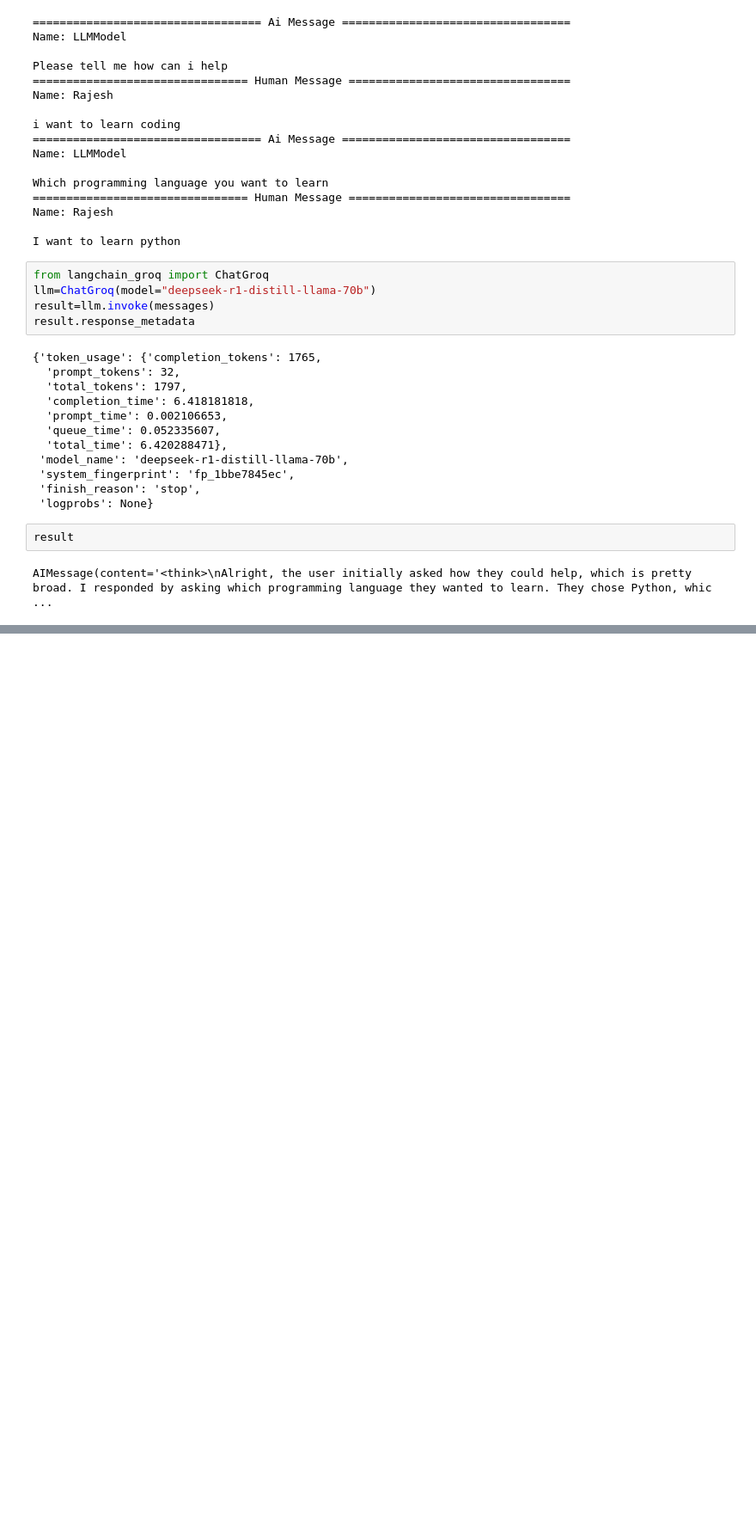
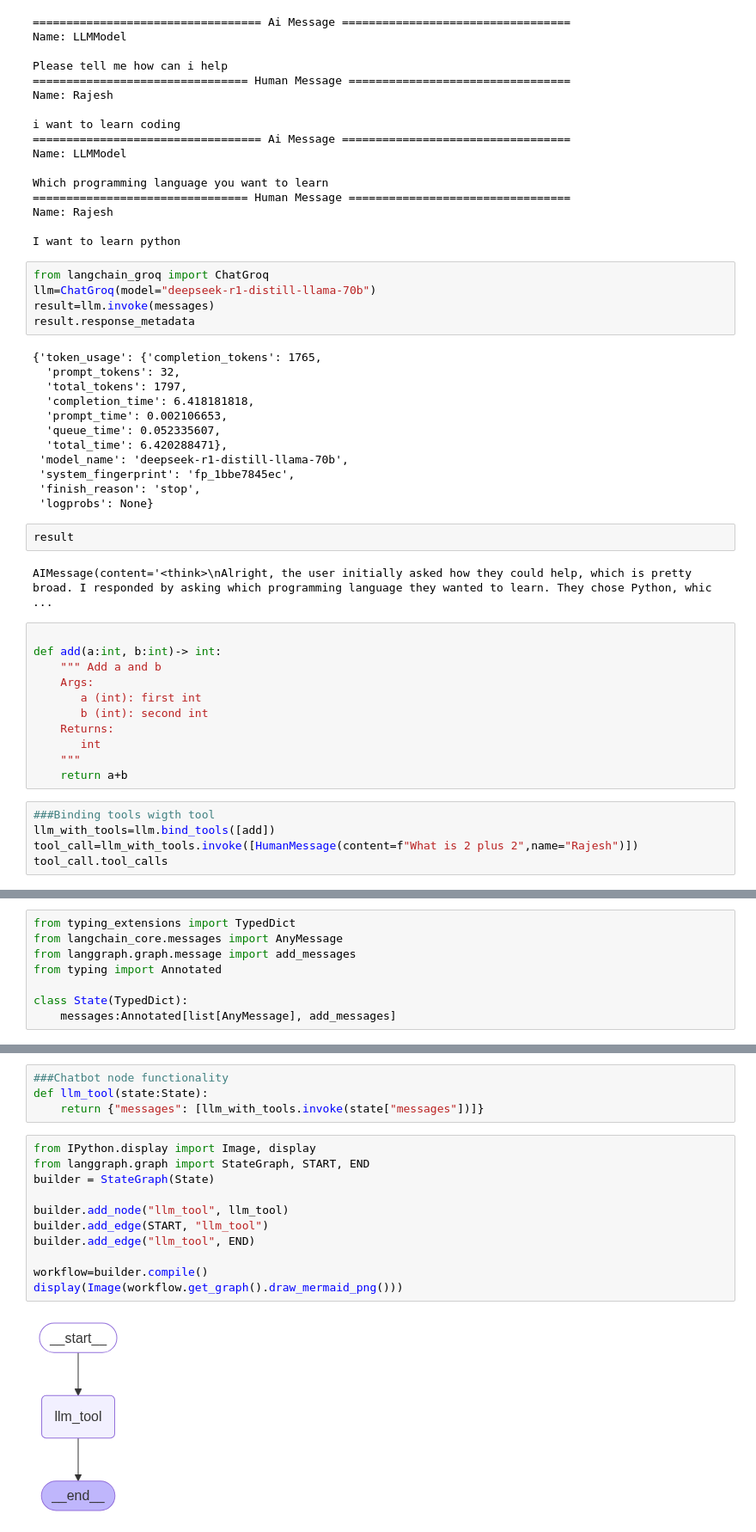
Before and after one commit to Rajesh6601/ai, a Jupyter notebook: message-chaining.ipynb, the cells around one changed output, grey strips where cells are left out. Shown at 86% size. Drawn from its saved outputs; the diff is of its cells as text; blank space fills up the shorter version.

Commit message:
Added llm tool call

```diff
--- a/message-chaining.ipynb
+++ b/message-chaining.ipynb
@@ -52,3 +52,19 @@ result.response_metadata
 result
 # %% [output]
 AIMessage(content='<think>\nAlright, the user initially asked how they could help, which is pretty broad. I responded by asking which programming language they wanted to learn. They chose Python, whic ...
+# %%
+
+def add(a:int, b:int)-> int:
+    """ Add a and b
+    Args:
+       a (int): first int
+       b (int): second int
+    Returns:
+       int
+    """
+    return a+b
+# %%
+###Binding tools wigth tool
+llm_with_tools=llm.bind_tools([add])
+tool_call=llm_with_tools.invoke([HumanMessage(content=f"What is 2 plus 2",name="Rajesh")])
+tool_call.tool_calls
@@ -54,0 +78,8 @@ AIMessage(content='<think>\nAlright, the user initially asked how they could hel
+# %%
+from typing_extensions import TypedDict
+from langchain_core.messages import AnyMessage
+from langgraph.graph.message import add_messages
+from typing import Annotated
+
+class State(TypedDict):
+    messages:Annotated[list[AnyMessage], add_messages]
@@ -54,0 +107,17 @@ AIMessage(content='<think>\nAlright, the user initially asked how they could hel
+# %%
+###Chatbot node functionality
+def llm_tool(state:State):
+    return {"messages": [llm_with_tools.invoke(state["messages"])]}
+# %%
+from IPython.display import Image, display
+from langgraph.graph import StateGraph, START, END
+builder = StateGraph(State)
+
+builder.add_node("llm_tool", llm_tool)
+builder.add_edge(START, "llm_tool")
+builder.add_edge("llm_tool", END)
+
+workflow=builder.compile()
+display(Image(workflow.get_graph().draw_mermaid_png()))
+# %% [output]
+[figure, added]
```
Also changed, not shown: parts of 12 cells of this notebook.
